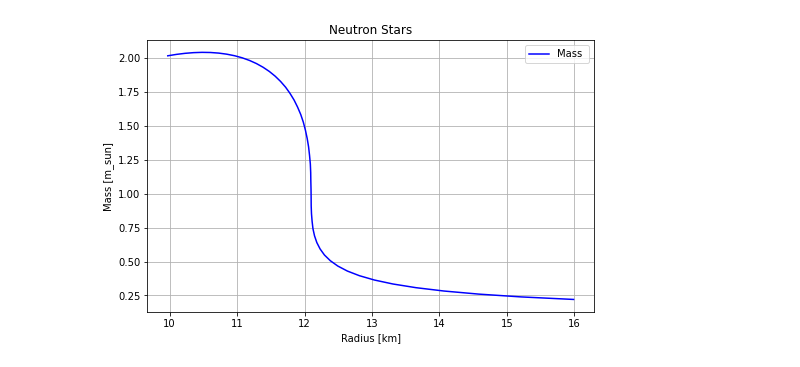
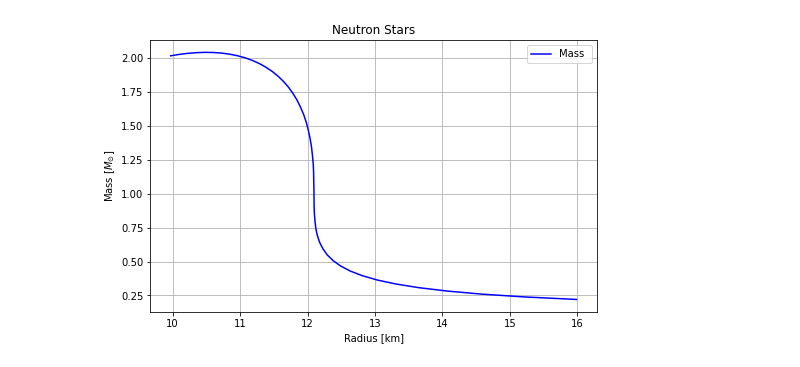
Before and after one commit to MariaLuciaMarcelli/White-Dwarfs-and-Neutron-Stars, a Jupyter notebook: Neutron Stars compOSE/Neutron_stars_compOSE_RMF2T=0.ipynb, the cells around one changed output. Cells and saved outputs as stored; diff of their text form; code cells hidden in the pictures.

```diff
--- a/Neutron Stars compOSE/Neutron_stars_compOSE_RMF2T=0.ipynb
+++ b/Neutron Stars compOSE/Neutron_stars_compOSE_RMF2T=0.ipynb
@@ -129,12 +108,12 @@ Solving for p_c = 1.5848931924611238e+36
 # %%
 #Plot with R changing
 plt.figure(figsize=(8, 5))
 plt.plot(r_stars, M_stars,  'b-', label="Mass ")
 plt.xlabel('Radius [km]')
-plt.ylabel('Mass [m_sun]')
+plt.ylabel('Mass [$M_{\odot}$]')
 plt.legend()
 plt.title('Neutron Stars')
 plt.grid()
 plt.show()
 # %% [output]
-[figure, old version]
+[figure, new version]
```
Also changed, not shown: parts of 3 cells of this notebook, 3 other files.
